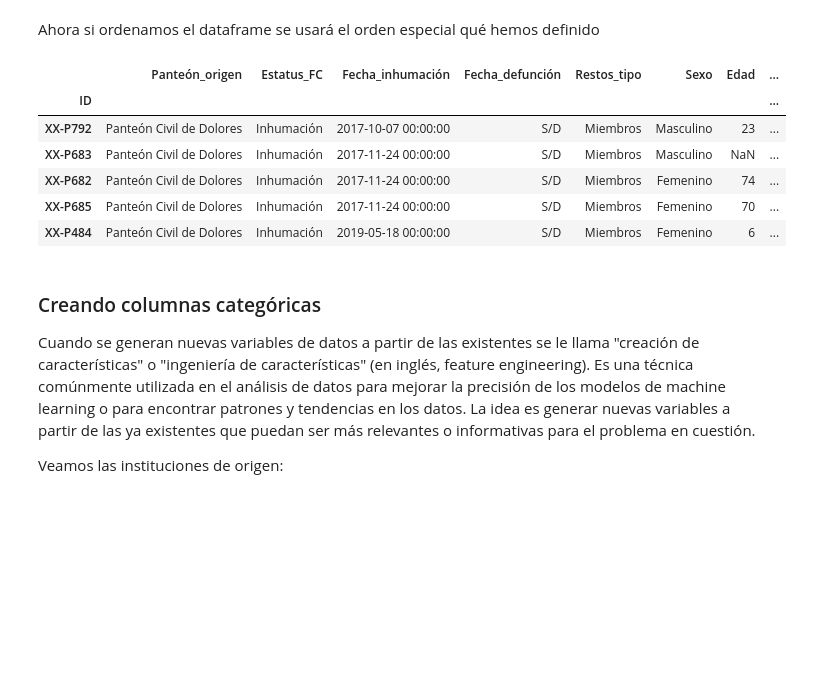
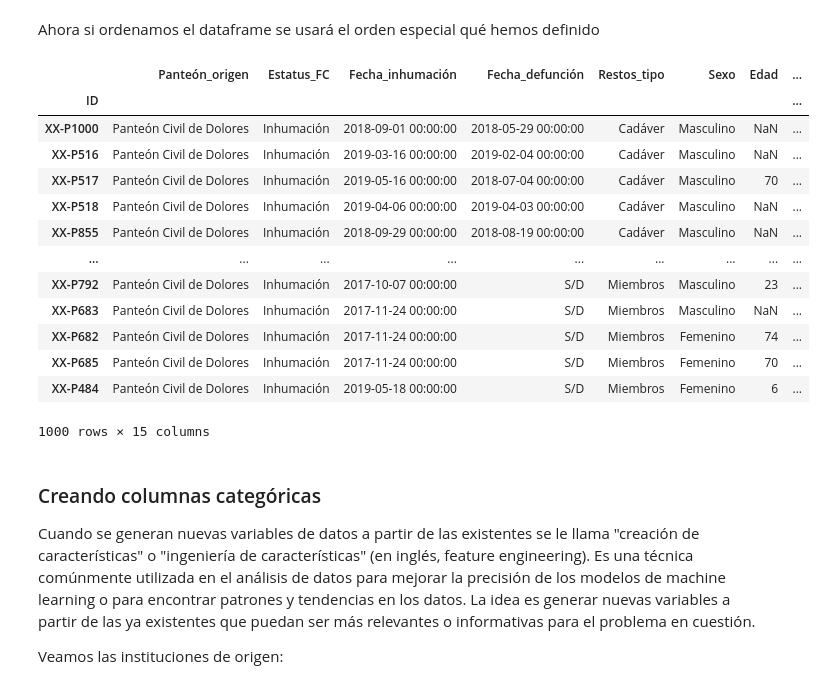
Before and after one commit to mar-esther23/CursoPandas2023, a Jupyter notebook: CP4-Limpieza.ipynb, the cells around one changed output. Saved outputs shown, nothing was run; the diff lists cells and outputs as text; code cells hidden in the pictures; blank space fills up the shorter version.

```diff
--- a/CP4-Limpieza.ipynb
+++ b/CP4-Limpieza.ipynb
@@ -764,15 +755,22 @@ Categories (6, object): ['Cadáver' < 'Restos humanos' < 'Restos cremados' < 'Re
 # %% [markdown]
 Ahora si ordenamos el dataframe se usará el orden especial qué hemos definido
 # %%
-df.sort_values(by='Restos_tipo').tail()
+df.sort_values(by='Restos_tipo')
 # %% [output]
 |  | Panteón_origen | Estatus_FC | Fecha_inhumación | Fecha_defunción | Restos_tipo | Sexo | Edad | ... |
 | ID |  |  |  |  |  |  |  | ... |
+| XX-P1000 | Panteón Civil de Dolores | Inhumación | 2018-09-01 00:00:00 | 2018-05-29 00:00:00 | Cadáver | Masculino | NaN | ... |
+| XX-P516 | Panteón Civil de Dolores | Inhumación | 2019-03-16 00:00:00 | 2019-02-04 00:00:00 | Cadáver | Masculino | NaN | ... |
+| XX-P517 | Panteón Civil de Dolores | Inhumación | 2019-05-16 00:00:00 | 2018-07-04 00:00:00 | Cadáver | Masculino | 70 | ... |
+| XX-P518 | Panteón Civil de Dolores | Inhumación | 2019-04-06 00:00:00 | 2019-04-03 00:00:00 | Cadáver | Masculino | NaN | ... |
+| XX-P855 | Panteón Civil de Dolores | Inhumación | 2018-09-29 00:00:00 | 2018-08-19 00:00:00 | Cadáver | Masculino | NaN | ... |
+| ... | ... | ... | ... | ... | ... | ... | ... | ... |
 | XX-P792 | Panteón Civil de Dolores | Inhumación | 2017-10-07 00:00:00 | S/D | Miembros | Masculino | 23 | ... |
 | XX-P683 | Panteón Civil de Dolores | Inhumación | 2017-11-24 00:00:00 | S/D | Miembros | Masculino | NaN | ... |
 | XX-P682 | Panteón Civil de Dolores | Inhumación | 2017-11-24 00:00:00 | S/D | Miembros | Femenino | 74 | ... |
 | XX-P685 | Panteón Civil de Dolores | Inhumación | 2017-11-24 00:00:00 | S/D | Miembros | Femenino | 70 | ... |
 | XX-P484 | Panteón Civil de Dolores | Inhumación | 2019-05-18 00:00:00 | S/D | Miembros | Femenino | 6 | ... |
+1000 rows × 15 columns
 # %% [markdown]
 ### Creando columnas categóricas
 
```
Also changed, not shown: parts of 18 cells of this notebook.
